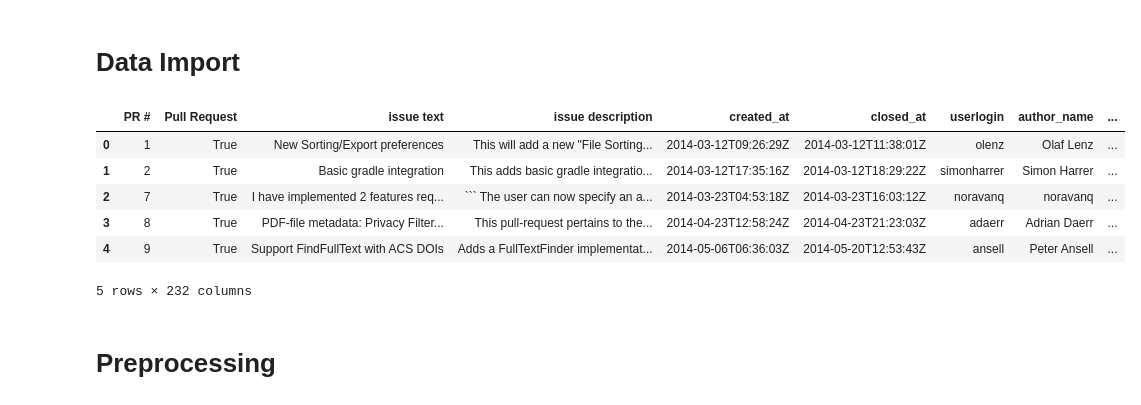
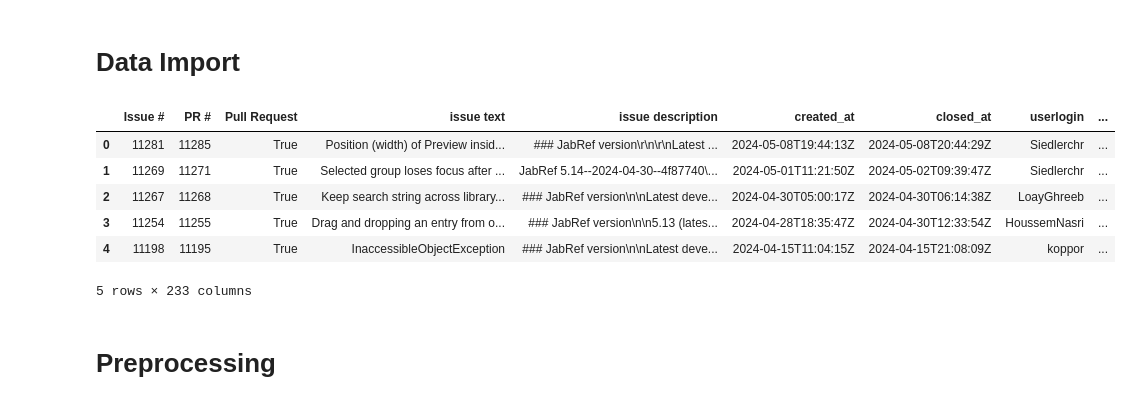
Before and after one commit to BenCarter44/ART-Predictions, a Jupyter notebook: LLM_Classification.ipynb, the cells around one changed output. Cells and saved outputs as stored; diff of their text form; code cells hidden in the pictures.

````diff
--- a/LLM_Classification.ipynb
+++ b/LLM_Classification.ipynb
@@ -35,17 +36,17 @@ import ast
 # %% [markdown]
 # Data Import
 # %%
-df = pd.read_csv("DATA/pr_data_binary.csv")
+df = pd.read_csv("DATA/linked_data.csv")
 
 df.head()
 # %% [output]
-|  | PR # | Pull Request | issue text | issue description | created_at | closed_at | userlogin | author_name | ... |
-| 0 | 1 | True | New Sorting/Export preferences | This will add a new "File Sorting... | 2014-03-12T09:26:29Z | 2014-03-12T11:38:01Z | olenz | Olaf Lenz | ... |
-| 1 | 2 | True | Basic gradle integration | This adds basic gradle integratio... | 2014-03-12T17:35:16Z | 2014-03-12T18:29:22Z | simonharrer | Simon Harrer | ... |
-| 2 | 7 | True | I have implemented 2 features req... | ``` The user can now specify an a... | 2014-03-23T04:53:18Z | 2014-03-23T16:03:12Z | noravanq | noravanq | ... |
-| 3 | 8 | True | PDF-file metadata: Privacy Filter... | This pull-request pertains to the... | 2014-04-23T12:58:24Z | 2014-04-23T21:23:03Z | adaerr | Adrian Daerr | ... |
-| 4 | 9 | True | Support FindFullText with ACS DOIs | Adds a FullTextFinder implementat... | 2014-05-06T06:36:03Z | 2014-05-20T12:53:43Z | ansell | Peter Ansell | ... |
+|  | Issue # | PR # | Pull Request | issue text | issue description | created_at | closed_at | userlogin | ... |
+| 0 | 11281 | 11285 | True | Position (width) of Preview insid... | ### JabRef version\r\n\r\nLatest ... | 2024-05-08T19:44:13Z | 2024-05-08T20:44:29Z | Siedlerchr | ... |
+| 1 | 11269 | 11271 | True | Selected group loses focus after ... | JabRef 5.14--2024-04-30--4f87740\... | 2024-05-01T11:21:50Z | 2024-05-02T09:39:47Z | Siedlerchr | ... |
+| 2 | 11267 | 11268 | True | Keep search string across library... | ### JabRef version\n\nLatest deve... | 2024-04-30T05:00:17Z | 2024-04-30T06:14:38Z | LoayGhreeb | ... |
+| 3 | 11254 | 11255 | True | Drag and dropping an entry from o... | ### JabRef version\n\n5.13 (lates... | 2024-04-28T18:35:47Z | 2024-04-30T12:33:54Z | HoussemNasri | ... |
+| 4 | 11198 | 11195 | True | InaccessibleObjectException | ### JabRef version\n\nLatest deve... | 2024-04-15T11:04:15Z | 2024-04-15T21:08:09Z | koppor | ... |
-5 rows × 232 columns
+5 rows × 233 columns
 # %% [markdown]
 # Preprocessing
 # %% [markdown]
````
Also changed, not shown: parts of 43 cells of this notebook.
